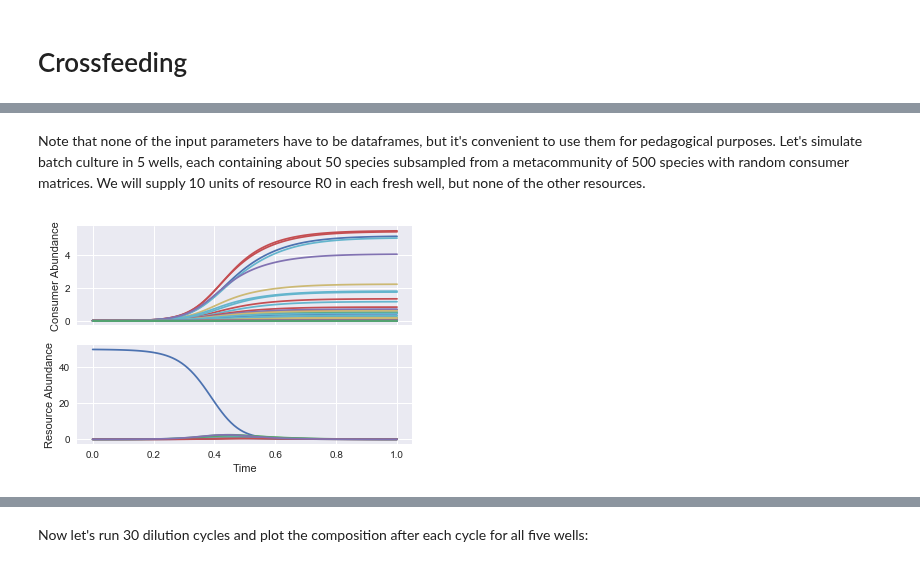
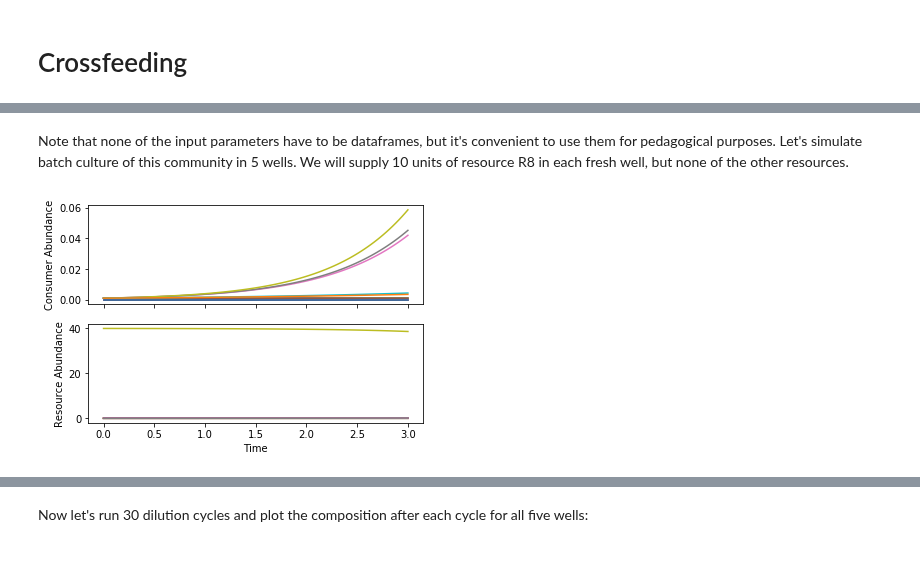
Before and after one commit to Emergent-Behaviors-in-Biology/community-simulator, a Jupyter notebook: Community Simulator Tutorial.ipynb, the cells around one changed output, grey strips where cells are left out. Cells and saved outputs as stored; diff of their text form; code cells hidden in the pictures.

```diff
--- a/Community Simulator Tutorial.ipynb
+++ b/Community Simulator Tutorial.ipynb
@@ -22,3 +18,12 @@ dynamics = [dNdt_CRM,dRdt_CRM]
+# %%
+from community_simulator.usertools import MakeConsumerDynamics,MakeResourceDynamics
+
+assumptions = {'response':'type I','regulation':'independent','replenishment':'off'}
+
+def dNdt(N,R,params):
+    return MakeConsumerDynamics(**assumptions)(N,R,params)
+def dRdt(N,R,params):
+    return MakeResourceDynamics(**assumptions)(N,R,params)
 # %% [markdown]
 ## Load parameters from Excel
 # %% [markdown]
@@ -267,0 +257,3 @@ D
+# %%
+from community_simulator.usertools import MakeMatrices
+c, D = MakeMatrices()
@@ -268,34 +295,47 @@ D
 # %% [markdown]
-Note that none of the input parameters have to be dataframes, but it's convenient to use them for pedagogical purposes. Let's simulate batch culture in 5 wells, each containing about 50 species subsampled from a metacommunity of 500 species with random consumer matrices. We will supply 10 units of resource R0 in each fresh well, but none of the other resources.
+Note that none of the input parameters have to be dataframes, but it's convenient to use them for pedagogical purposes. Let's simulate batch culture of this community in 5 wells. We will supply 10 units of resource R8 in each fresh well, but none of the other resources.
 # %%
 from community_simulator.usertools import BinaryRandomMatrix
+from community_simulator import Community
+import numpy as np
+from community_simulator.usertools import MakeConsumerDynamics,MakeResourceDynamics,AddLabels
+import pandas as pd
 
 #Set experiment parameters
-S_tot = 500
-S_well = 50
+S_tot = len(c)
+S_well = 8
 n_wells = 5
+M = len(D)
 
 #Compute probability of finding a given species in a given well
 p = S_well*1./S_tot
 
 #Create initial conditions
 N0 = BinaryRandomMatrix(S_tot,n_wells,p)
 R0 = np.zeros((M,n_wells))
-R0[0] = S_well
+R0[8] = 5*S_well
+N0,R0 = AddLabels(N0,R0,c)
 init_state = [N0,R0]
 
+#Construct dynamics
+assumptions = {'regulation':'independent','replenishment':'off','response':'type I'}
+def dNdt(N,R,params):
+    return MakeConsumerDynamics(**assumptions)(N,R,params)
+def dRdt(N,R,params):
+    return MakeResourceDynamics(**assumptions)(N,R,params)
+dynamics = [dNdt,dRdt]
+
 #Create parameter set
-params={'c':np.random.rand(S_tot,M),
-        'm':np.ones(S_tot)*1e-3,
-        'r':np.zeros(M),
-        'Kinv':np.ones(M),
+params={'c':c,
+        'm':np.ones(S_tot)*1e-9,
         'w':np.ones(M),
-        'D':D
+        'D':D,
+        'g':np.ones(S_tot),
+        'e':0.1
        }
 
+MyPlate = Community(init_state,dynamics,params,scale=10**9)
 
-MyPlate = Community(init_state,crossfeeding_dynamics,params,scale=10**9)
-
-t, Ntraj, Rtraj = MyPlate.TestWell(T=1)
+t, Ntraj, Rtraj = MyPlate.TestWell(T=3)
 # %% [output]
-[figure, old version]
+[figure, new version]
```
Also changed, not shown: parts of 33 cells of this notebook, 2 other files.
